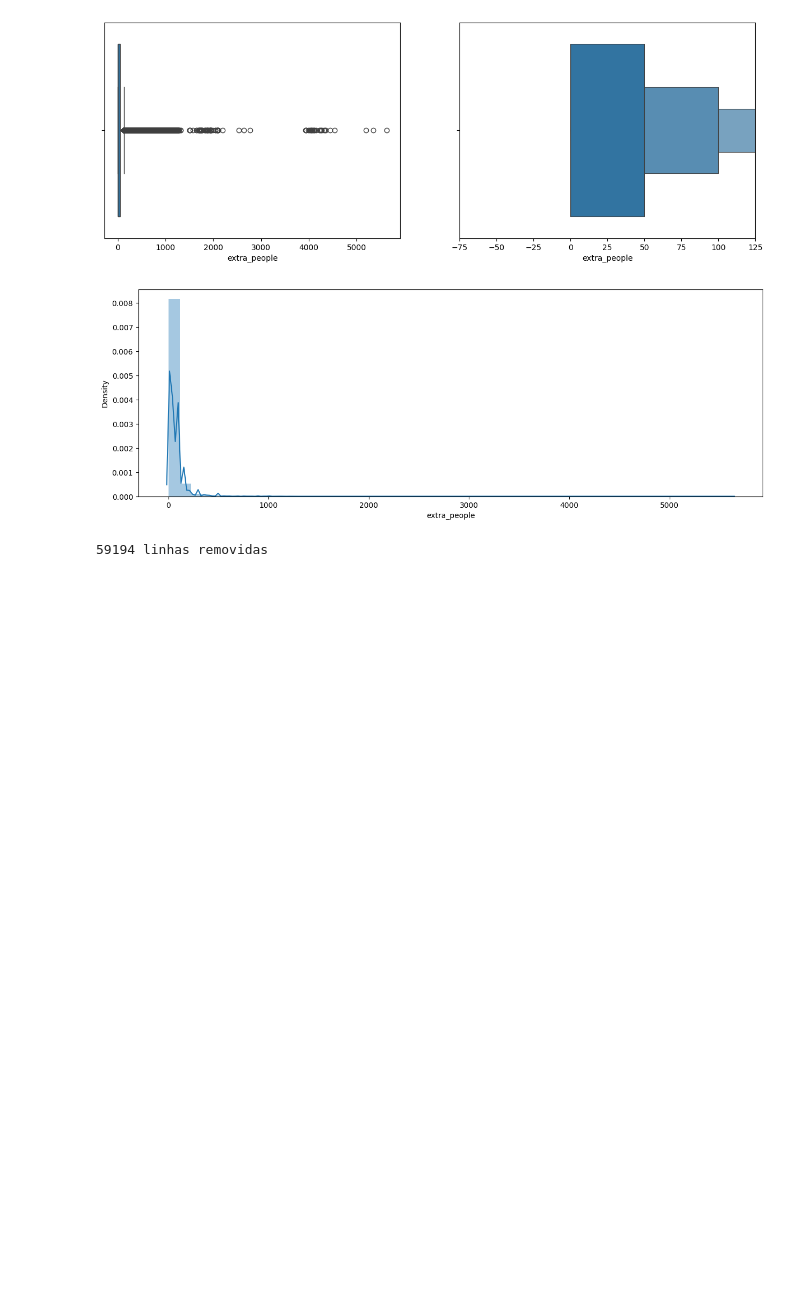
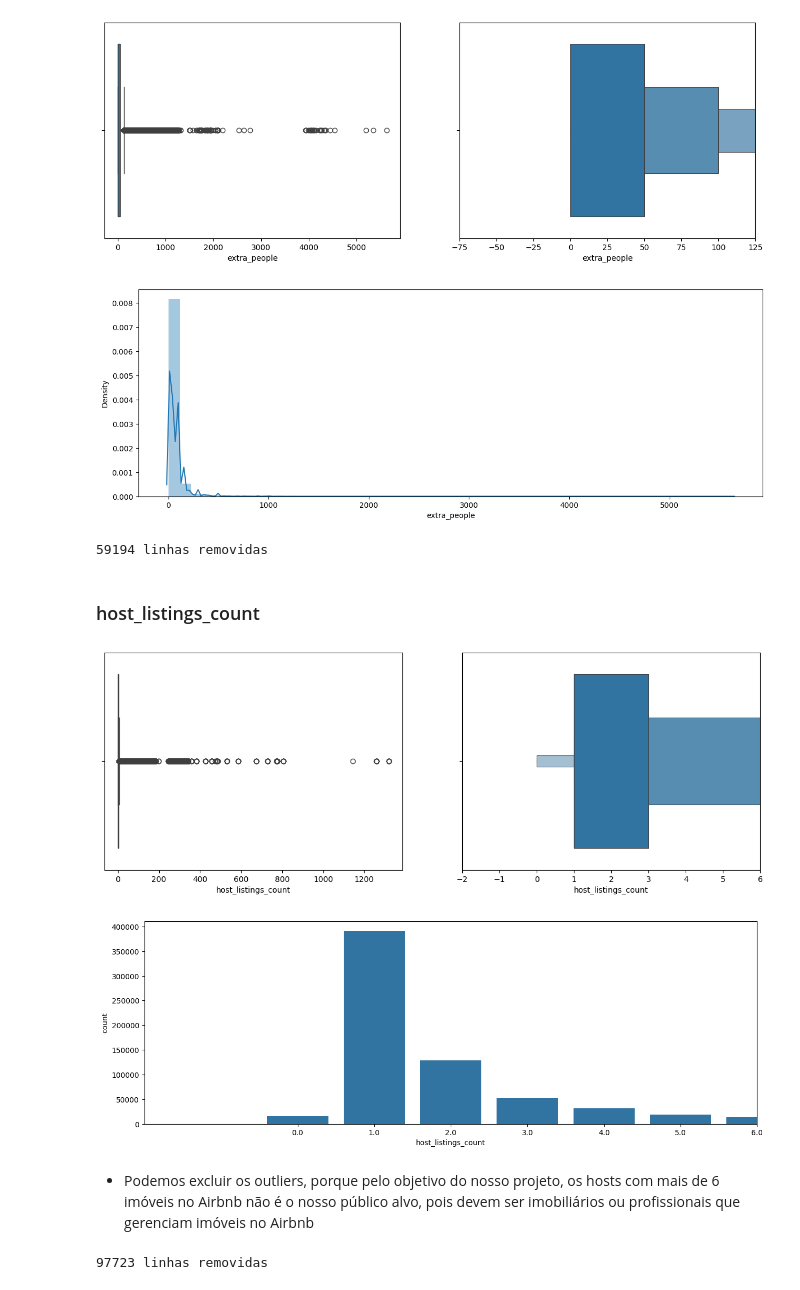
Before and after one commit to guilhermeluizcosta/Projeto-CienciaDeDados, a Jupyter notebook: Projeto.ipynb, the cells around one changed output. Drawn from its saved outputs; the diff is of its cells as text; code cells hidden in the pictures; blank space fills up the shorter version.

Commit message:
Function Grafico de Barra e Analisando host_listings_count

```diff
--- a/Projeto.ipynb
+++ b/Projeto.ipynb
@@ -223,6 +223,11 @@ def diagramaCaixa(coluna):
 def histograma(coluna):
     plt.figure(figsize= (15,5))
     sns.distplot(coluna, hist= True)
+
+def graficoBarra(coluna):
+    plt.figure(figsize=(15,5))
+    ax = sns.barplot(x = coluna.value_counts().index , y= coluna.value_counts())
+    ax.set_xlim(limites(coluna))
 # %% [markdown]
 ### Price
 # %%
@@ -282,3 +287,18 @@ base_airbnb, linhas_removidas = excluirOutliers(base_airbnb, 'extra_people')
 print(f"{linhas_removidas} linhas removidas")
 # %% [output]
 59194 linhas removidas
+# %% [markdown]
+### host_listings_count
+# %%
+diagramaCaixa(base_airbnb['host_listings_count'])
+graficoBarra(base_airbnb['host_listings_count'])
+# %% [output]
+[figure, added]
+[figure, added]
+# %% [markdown]
+- Podemos excluir os outliers, porque pelo objetivo do nosso projeto, os hosts com mais de 6 imóveis no Airbnb não é o nosso público alvo, pois devem ser imobiliários ou profissionais que gerenciam imóveis no Airbnb
+# %%
+base_airbnb, linhas_removidas = excluirOutliers(base_airbnb, 'host_listings_count')
+print(f"{linhas_removidas} linhas removidas")
+# %% [output]
+97723 linhas removidas
```
Also changed, not shown: parts of 1 cell of this notebook.
